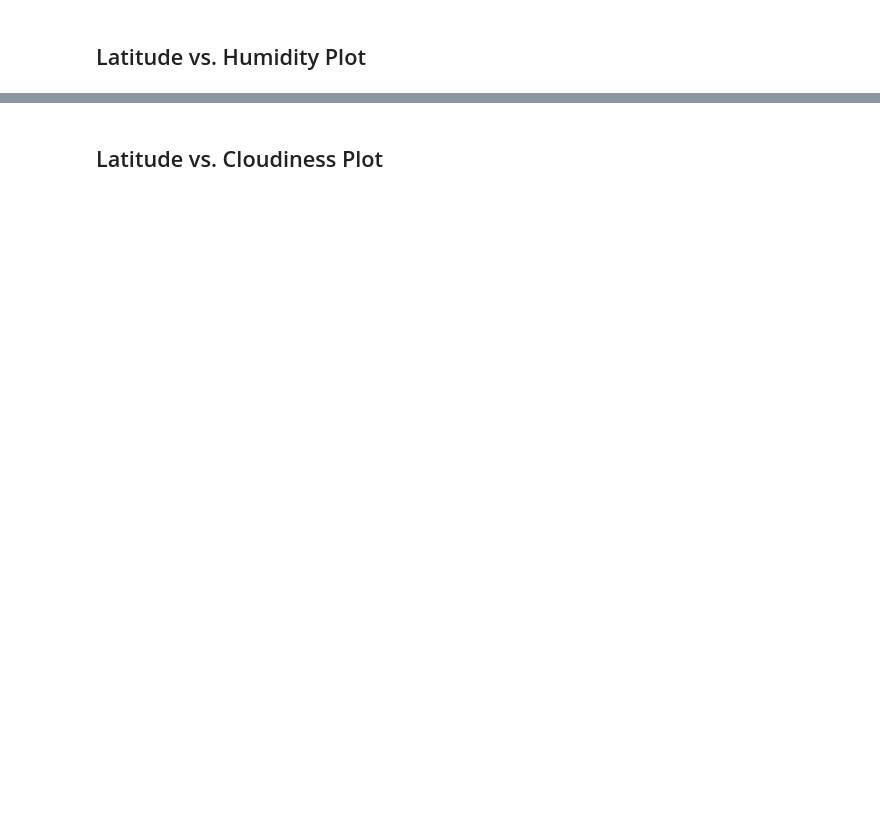
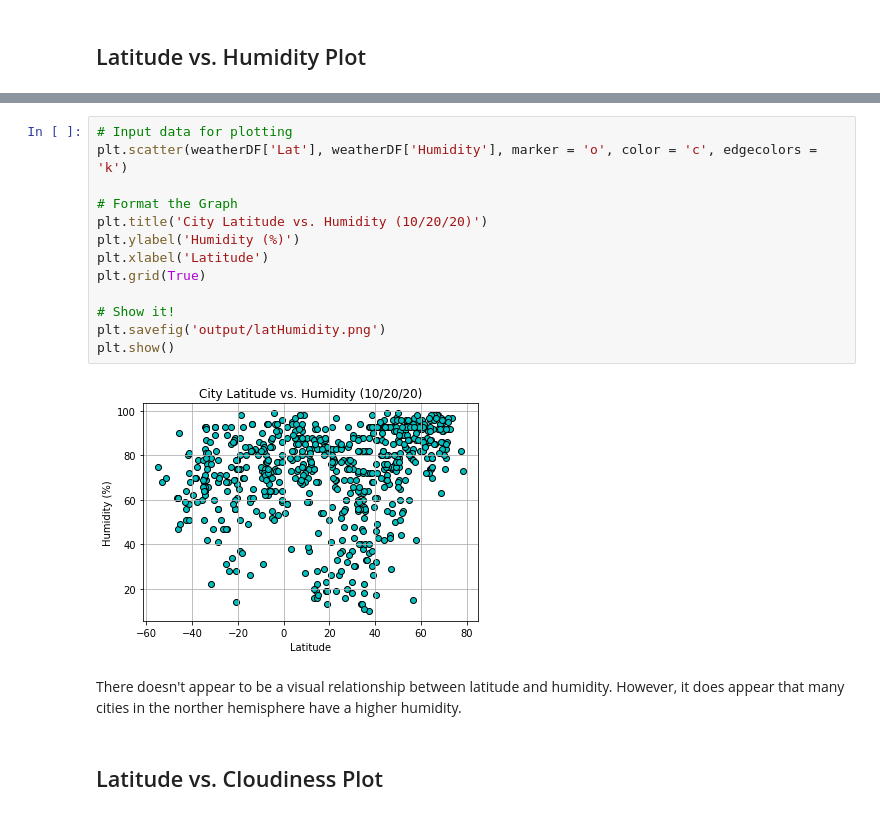
Before and after one commit to Kevin-michael-angel-Low/UCI_Homework, a Jupyter notebook: 06-Python-API-Challenge/WeatherPy/WeatherPy-Copy1.ipynb, the cells around one changed output, grey strips where cells are left out. Cells and saved outputs as stored; diff of their text form; blank space fills up the shorter version.

```diff
--- a/06-Python-API-Challenge/WeatherPy/WeatherPy-Copy1.ipynb
+++ b/06-Python-API-Challenge/WeatherPy/WeatherPy-Copy1.ipynb
@@ -124,2 +218,19 @@ Int64Index([], dtype='int64')
+# %%
+# Input data for plotting
+plt.scatter(weatherDF['Lat'], weatherDF['Humidity'], marker = 'o', color = 'c', edgecolors = 'k')
+
+# Format the Graph
+plt.title('City Latitude vs. Humidity (10/20/20)')
+plt.ylabel('Humidity (%)')
+plt.xlabel('Latitude')
+plt.grid(True)
+
+# Show it!
+plt.savefig('output/latHumidity.png')
+plt.show()
+# %% [output]
+[figure, added]
+# %% [markdown]
+There doesn't appear to be a visual relationship between latitude and humidity. However, it does appear that many cities in the norther hemisphere have a higher humidity.
 # %% [markdown]
 ## Latitude vs. Cloudiness Plot
```
Also changed, not shown: parts of 50 cells of this notebook, 14 other files.
